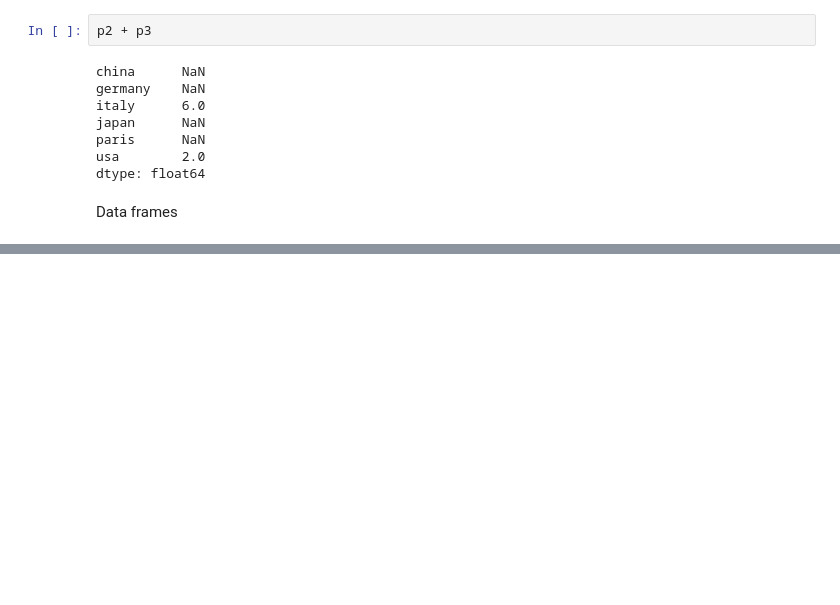
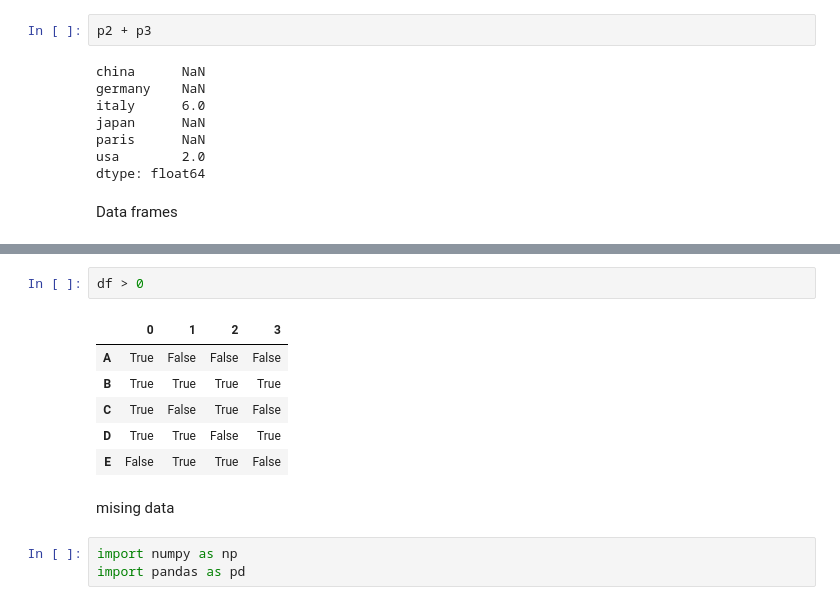
Before and after one commit to DHARUN437/machine_learning, a Jupyter notebook: pandas_praactice.ipynb, the cells around one changed output, grey strips where cells are left out. Saved outputs shown, nothing was run; the diff lists cells and outputs as text; blank space fills up the shorter version.

```diff
--- a/pandas_praactice.ipynb
+++ b/pandas_praactice.ipynb
@@ -95,0 +162,14 @@ df
+# %%
+df > 0
+# %% [output]
+|  | 0 | 1 | 2 | 3 |
+| A | True | False | False | False |
+| B | True | True | True | True |
+| C | True | False | True | False |
+| D | True | True | False | True |
+| E | False | True | True | False |
+# %% [markdown]
+mising data
+# %%
+import numpy as np
+import pandas as pd
```
Also changed, not shown: parts of 20 cells of this notebook.
